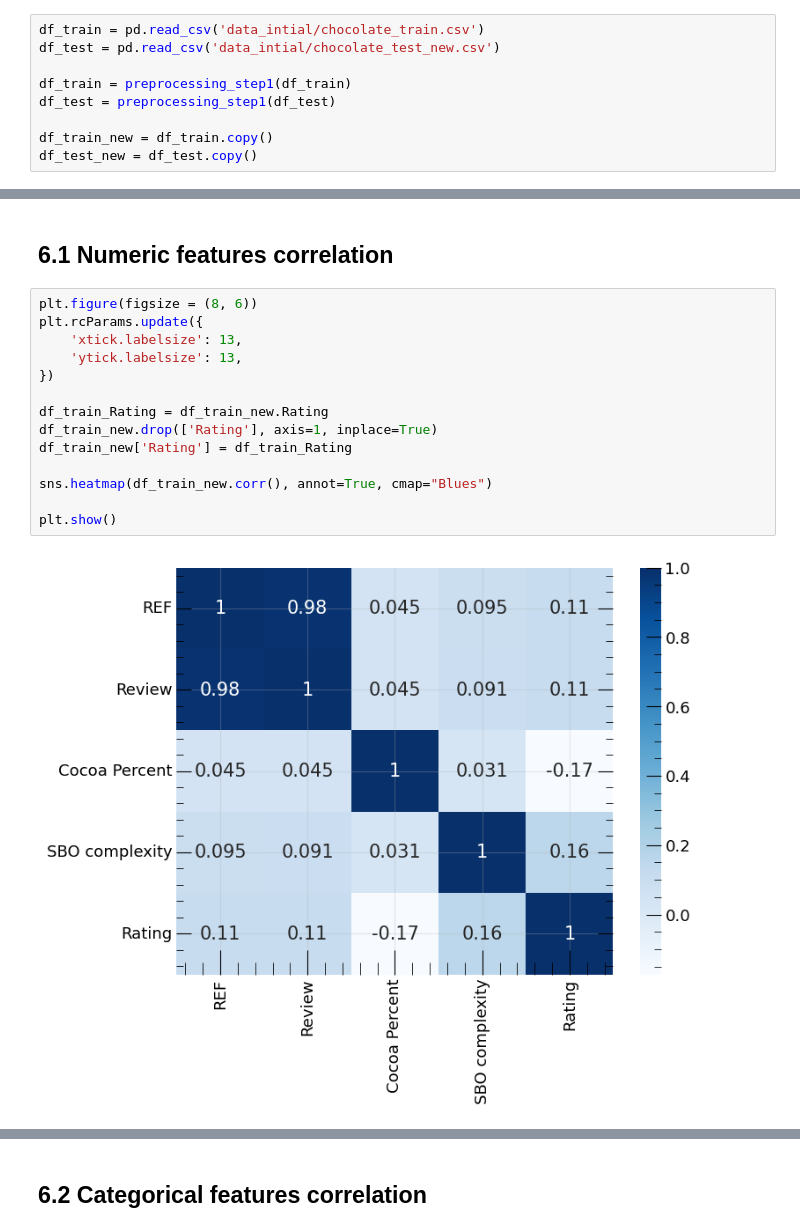
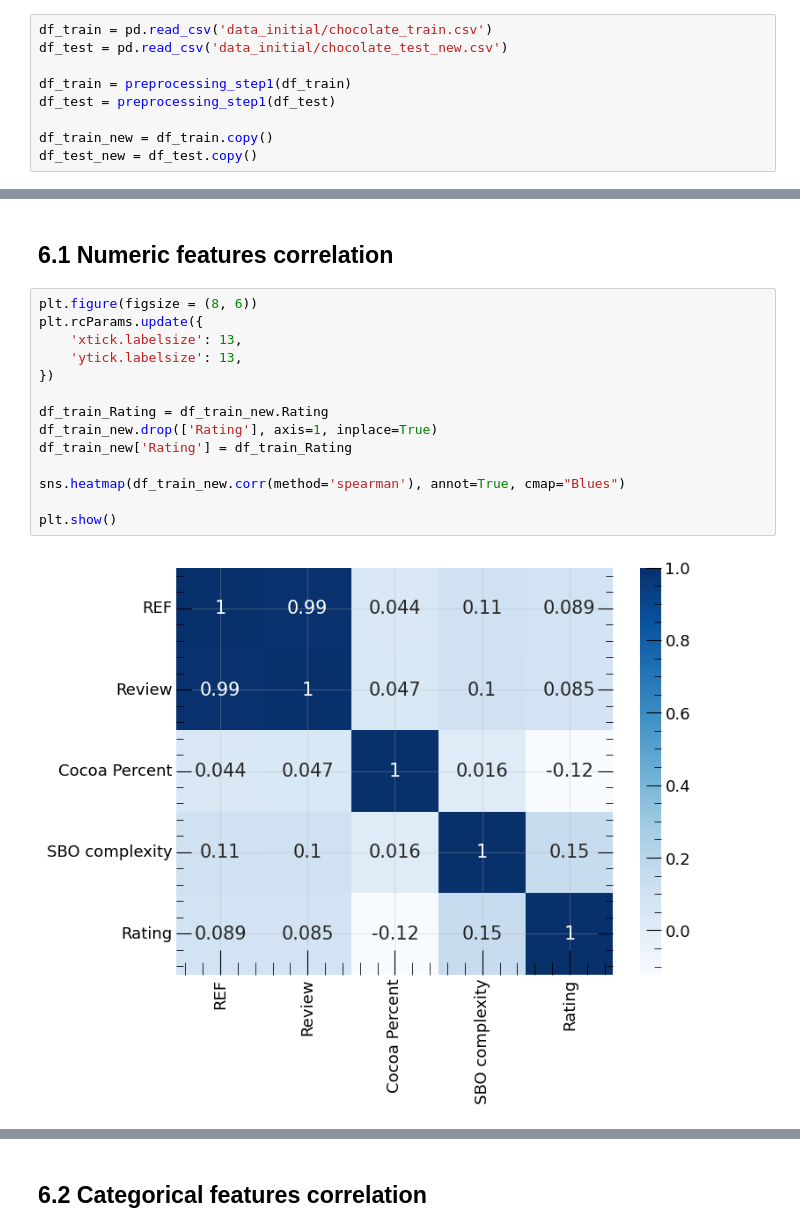
Before and after one commit to Sirnobaka/Chocolate_Competition, a Jupyter notebook: Notebook.ipynb, the cells around one changed output, grey strips where cells are left out. Cells and saved outputs as stored; diff of their text form.

```diff
--- a/Notebook.ipynb
+++ b/Notebook.ipynb
@@ -544,8 +554,8 @@ https://www.c-spot.com/
 а) Необходимо писать scrapper, а выхлоп может оказаться минимальным (хотя на этом этапе мы уже боремся за сотые, если не тысячные R2 score) <br>
 б) В широком смысле можно рассматривать это как читинг, ведь это тоже рейтинг, хоть и независимый
 # %%
-df_train = pd.read_csv('data_intial/chocolate_train.csv')
-df_test = pd.read_csv('data_intial/chocolate_test_new.csv')
+df_train = pd.read_csv('data_initial/chocolate_train.csv')
+df_test = pd.read_csv('data_initial/chocolate_test_new.csv')
 
 df_train = preprocessing_step1(df_train)
 df_test = preprocessing_step1(df_test)
@@ -713,17 +714,17 @@ df_test_new
 # %%
 plt.figure(figsize = (8, 6))
 plt.rcParams.update({
     'xtick.labelsize': 13,
     'ytick.labelsize': 13,
 })
 
 df_train_Rating = df_train_new.Rating
 df_train_new.drop(['Rating'], axis=1, inplace=True)
 df_train_new['Rating'] = df_train_Rating
 
-sns.heatmap(df_train_new.corr(), annot=True, cmap="Blues")
+sns.heatmap(df_train_new.corr(method='spearman'), annot=True, cmap="Blues")
 
 plt.show()
 # %% [output]
-[figure, old version]
+[figure, new version]
 # %% [markdown]
```
Also changed, not shown: parts of 42 cells of this notebook, 4 other files.
